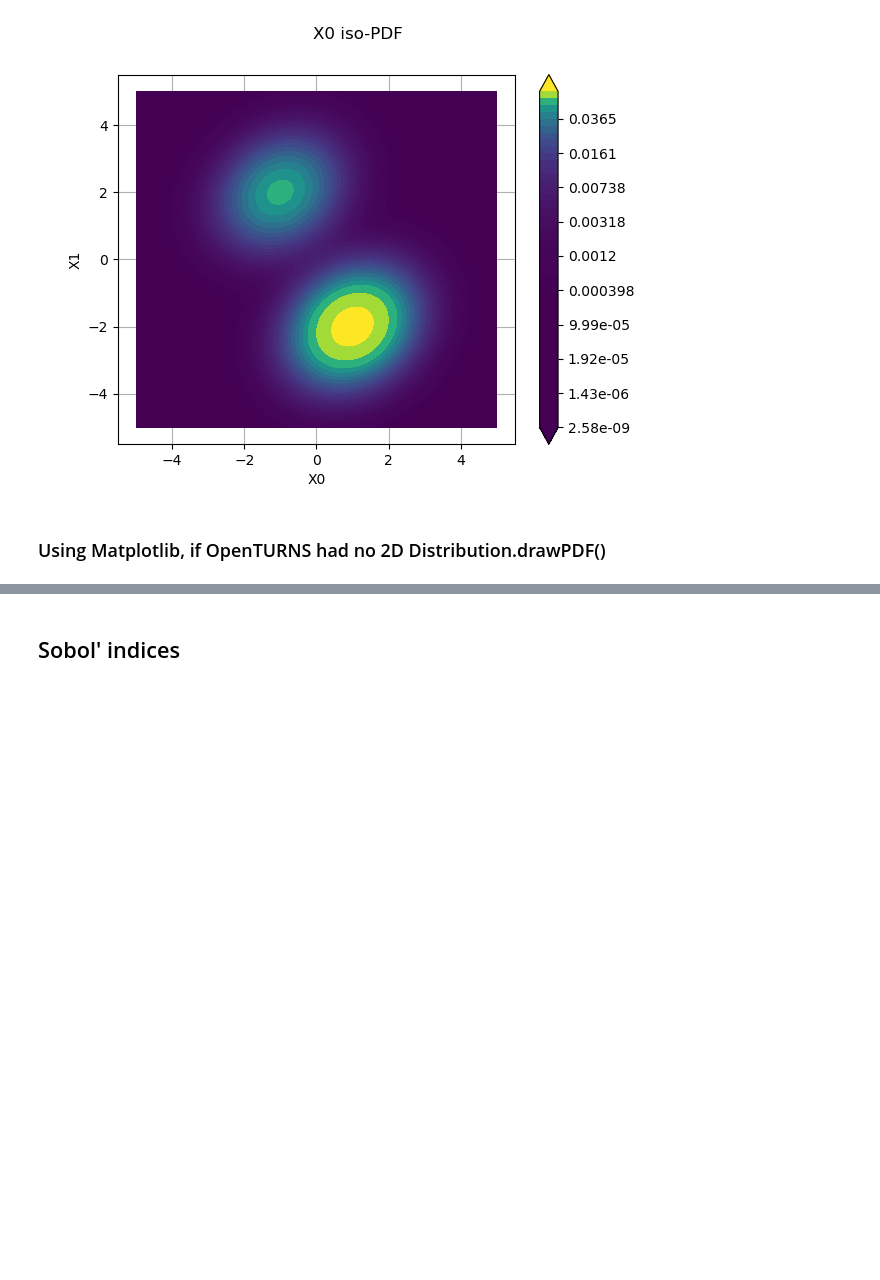
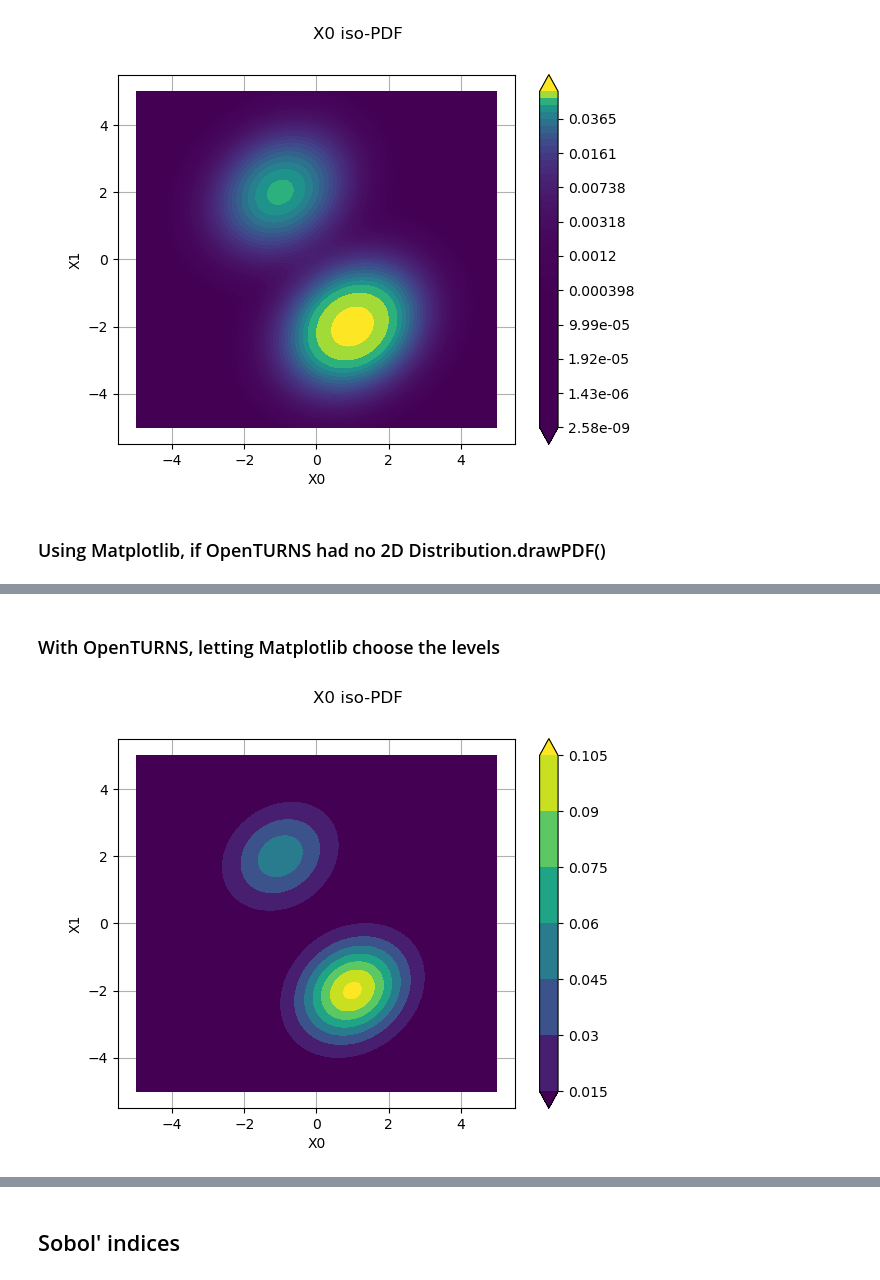
Before and after one commit to mbaudin47/pycrash, a Jupyter notebook: visualisation/visualisation_matplotlib_vs_openturns.ipynb, the cells around one changed output, grey strips where cells are left out. Saved outputs shown, nothing was run; the diff lists cells and outputs as text; code cells hidden in the pictures; blank space fills up the shorter version.

```diff
--- a/visualisation/visualisation_matplotlib_vs_openturns.ipynb
+++ b/visualisation/visualisation_matplotlib_vs_openturns.ipynb
@@ -259,0 +270,12 @@ _ = fig.colorbar(cp)
+# %% [markdown]
+### With OpenTURNS, letting Matplotlib choose the levels
+# %%
+ot.ResourceMap.SetAsBool("Contour-DefaultIsFilled", True)
+
+graph = mixture.drawPDF([-5.0, -5.0], [5.0, 5.0])  # <-- This is the tested feature
+contour = graph.getDrawable(0).getImplementation()
+contour.setLevels([])
+graph.setDrawable(contour, 0)
+graph
+# %% [output]
+[figure, added]
```
Also changed, not shown: parts of 9 cells of this notebook.
